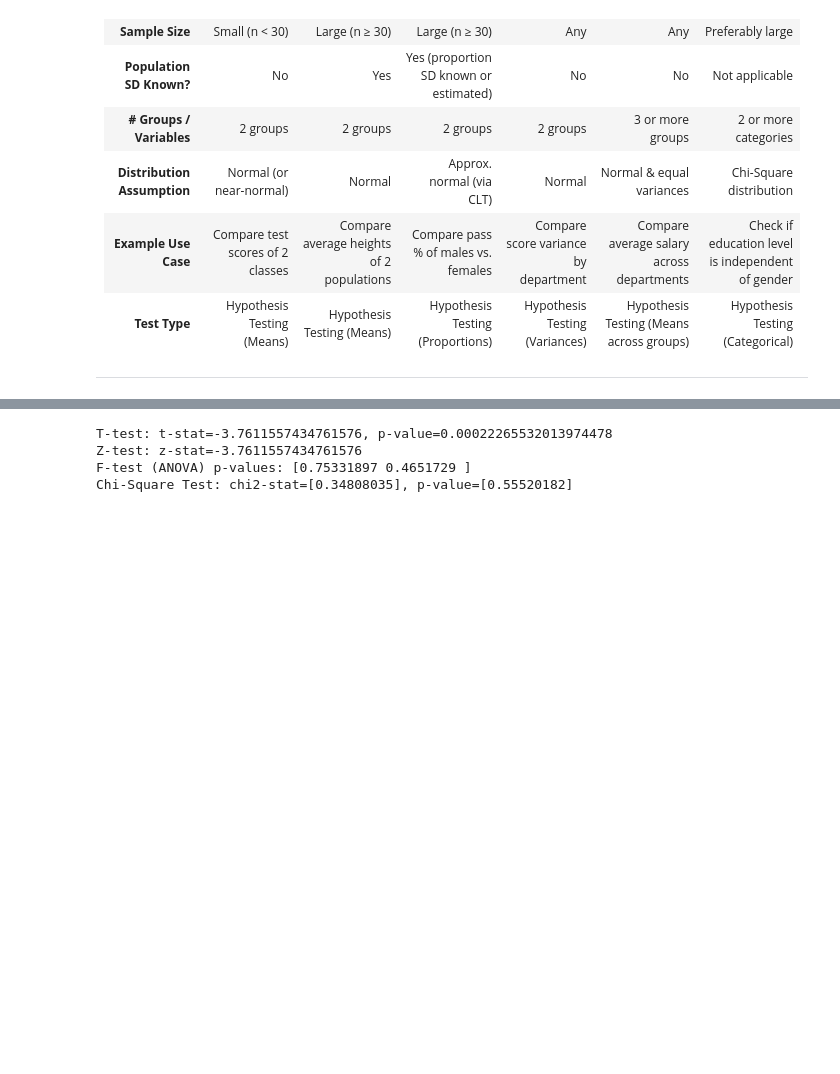
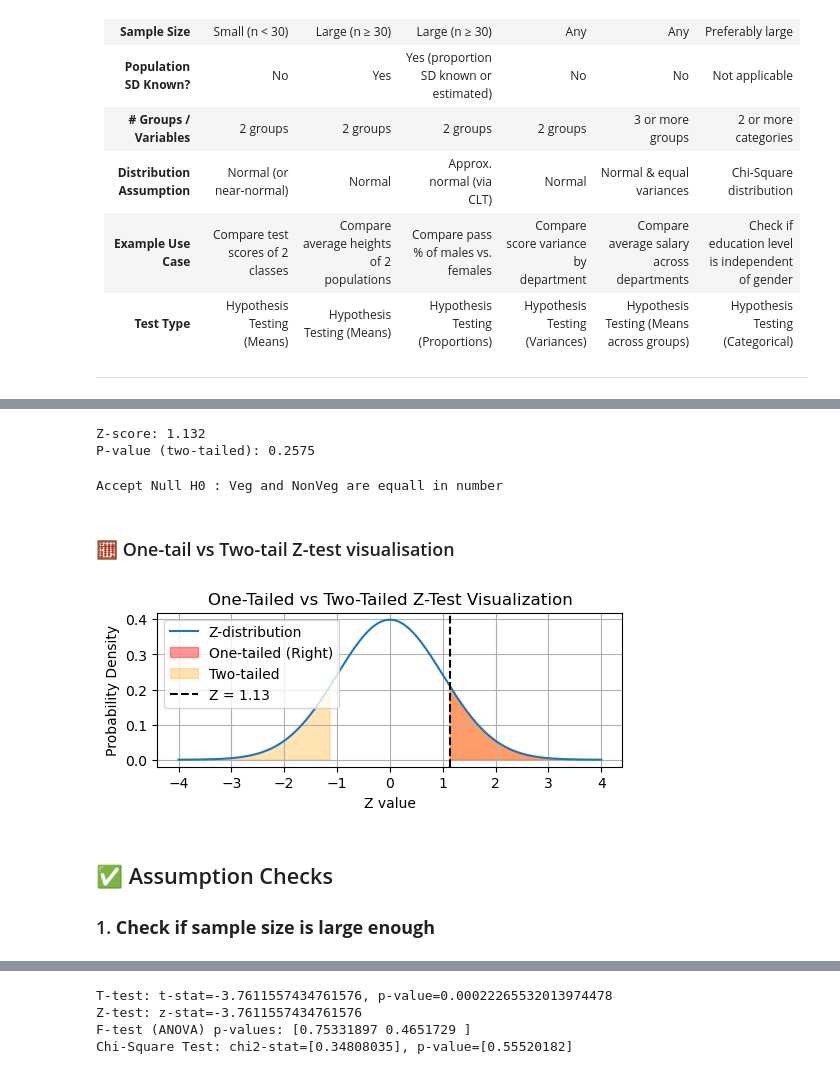
Before and after one commit to aditya230302/CODE-COLLECTION, a Jupyter notebook: Statistics.ipynb, the cells around one changed output, grey strips where cells are left out. Saved outputs shown, nothing was run; the diff lists cells and outputs as text; code cells hidden in the pictures; blank space fills up the shorter version.

```diff
--- a/Statistics.ipynb
+++ b/Statistics.ipynb
@@ -138,0 +496,74 @@ Absolutely! Here's a clearly formatted table on **Statistics and Its Types**, si
+# %%
+# Sample A
+x1, n1 = 56, 100  # 56% success rate
+# Sample B
+x2, n2 = 48, 100
+
+p1 = x1 / n1
+p2 = x2 / n2
+p_combined = (x1 + x2) / (n1 + n2)
+
+# Z-test for proportions
+z = (p1 - p2) / np.sqrt(p_combined * (1 - p_combined) * (1/n1 + 1/n2))
+p = 2 * (1 - norm.cdf(abs(z)))
+
+print(f"Z-score: {z:.3f}")
+print(f"P-value (two-tailed): {p:.4f}")
+# %% [output]
+Z-score: 1.132
+P-value (two-tailed): 0.2575
+# %%
+import numpy as np
+from statsmodels.stats.proportion import proportions_ztest
+
+#data
+vegetarian_count = 960
+# vegetarian_count = 180
+total_population = 1860
+
+#phat
+p_hat = vegetarian_count/total_population
+
+alpha = 0.01
+
+z_stat, p_value = proportions_ztest(count=vegetarian_count,
+                                   nobs=total_population,     #number of observations
+                                   value=0.50,
+                                   alternative="two-sided")
+
+
+
+if p_value < alpha:
+    print("Reject Null Hypo H0 : Veg and NonVeg are unequall in number ")
+else:
+    print("Accept Null H0 : Veg and NonVeg are equall in number")
+# %% [output]
+Accept Null H0 : Veg and NonVeg are equall in number
+# %% [markdown]
+### 🧮 One-tail vs Two-tail Z-test visualisation
+# %%
+import matplotlib.pyplot as plt
+
+x = np.linspace(-4, 4, 1000)
+y = norm.pdf(x)
+
+plt.figure(figsize=(6,2))
+plt.plot(x, y, label='Z-distribution')
+
+# Shade areas
+plt.fill_between(x, y, where=(x > z), color='red', alpha=0.4, label='One-tailed (Right)')
+plt.fill_between(x, y, where=(x < -abs(z)) | (x > abs(z)), color='orange', alpha=0.3, label='Two-tailed')
+
+plt.axvline(z, color='black', linestyle='--', label=f'Z = {z:.2f}')
+plt.title('One-Tailed vs Two-Tailed Z-Test Visualization')
+plt.xlabel('Z value')
+plt.ylabel('Probability Density')
+plt.legend()
+plt.grid(True)
+plt.show()
+# %% [output]
+[figure, added]
+# %% [markdown]
+## ✅ Assumption Checks
+
+### 1. **Check if sample size is large enough**
```
Also changed, not shown: parts of 53 cells of this notebook.
